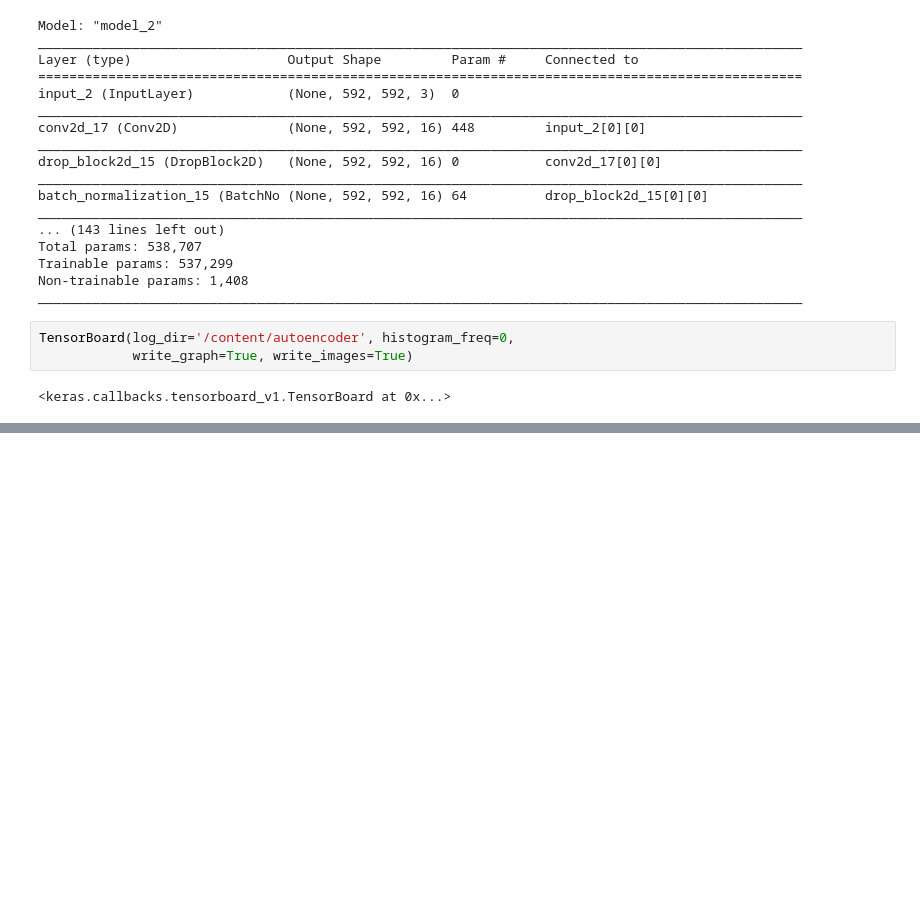
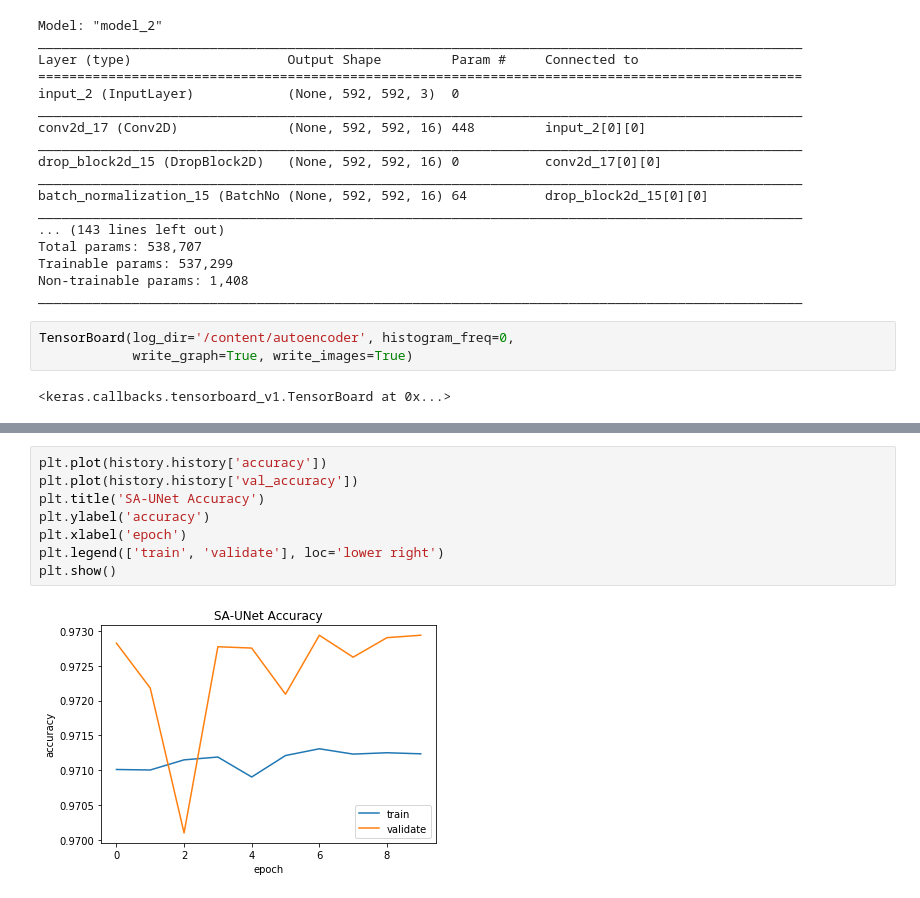
Before and after one commit to pateldhruv1672/Diabetic-Retinopathy, a Jupyter notebook: SA.ipynb, the cells around one changed output, grey strips where cells are left out. Drawn from its saved outputs; the diff is of its cells as text; blank space fills up the shorter version.

```diff
--- a/SA.ipynb
+++ b/SA.ipynb
@@ -656,3 +648,13 @@ Epoch 3/10
+# %%
+plt.plot(history.history['accuracy'])
+plt.plot(history.history['val_accuracy'])
+plt.title('SA-UNet Accuracy')
+plt.ylabel('accuracy')
+plt.xlabel('epoch')
+plt.legend(['train', 'validate'], loc='lower right')
+plt.show()
+# %% [output]
+[figure, added]
 # %%
 import os
 import cv2
```
Also changed, not shown: parts of 2 cells of this notebook.
